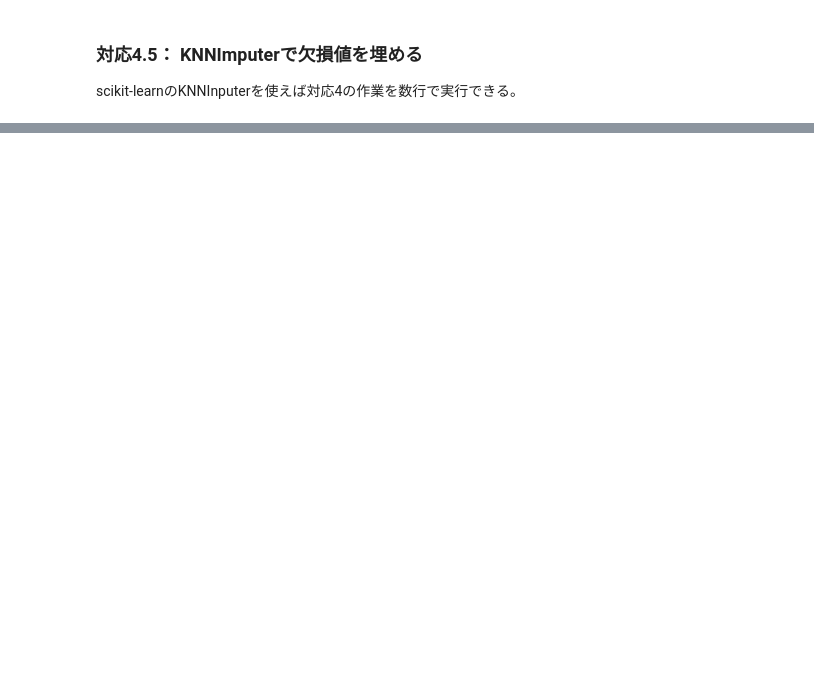
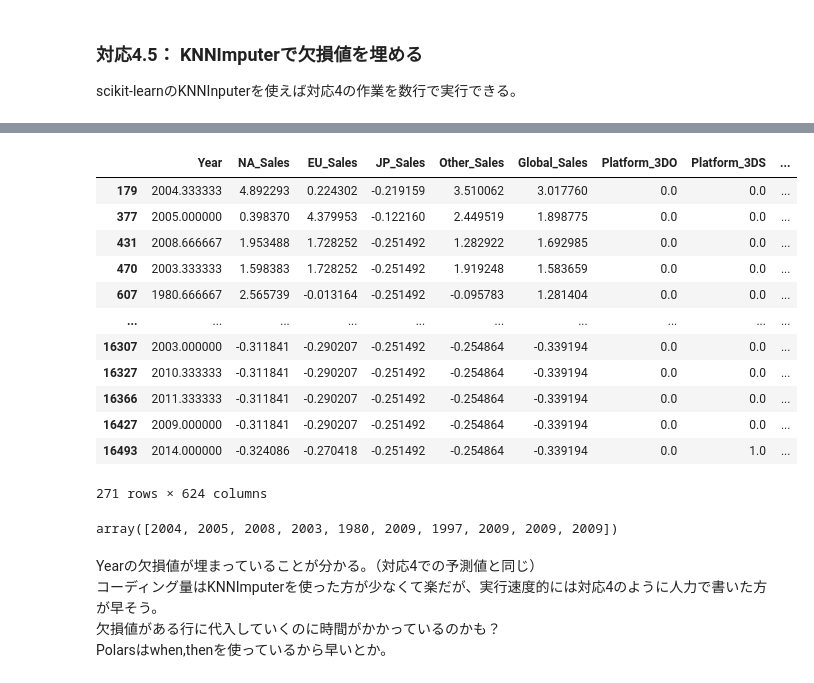
Before and after one commit to Mr-Garlic-Shrimp/TIL, a Jupyter notebook: Machine_Learning/ML_notebook-16(Missing_Value_Imputing).ipynb, the cells around one changed output, grey strips where cells are left out. Saved outputs shown, nothing was run; the diff lists cells and outputs as text; code cells hidden in the pictures; blank space fills up the shorter version.

```diff
--- a/Machine_Learning/ML_notebook-16(Missing_Value_Imputing).ipynb
+++ b/Machine_Learning/ML_notebook-16(Missing_Value_Imputing).ipynb
@@ -524,7 +615,8 @@ df_new4 = pd.get_dummies(df.to_pandas(), drop_first=True)
 # %%
+%%time
 imputer = KNNImputer(n_neighbors=3)
 # transformの戻り値をpandas df形式で受け取る。デフォルトではnumpy
 # fitやtransformを持っているクラスには基本的にこのようなset_outputがあるので覚えておくとよい
 imputer.set_output(transform='pandas')
-imputer.fit_transform(df)
+df_imputed = imputer.fit_transform(df)
 # %% [output]
@@ -531,0 +625,26 @@ ValueError: could not convert string to float: 'Wii Sports'
+# %%
+df_imputed.iloc[miss_index]
+# %% [output]
+|  | Year | NA_Sales | EU_Sales | JP_Sales | Other_Sales | Global_Sales | Platform_3DO | Platform_3DS | ... |
+| 179 | 2004.333333 | 4.892293 | 0.224302 | -0.219159 | 3.510062 | 3.017760 | 0.0 | 0.0 | ... |
+| 377 | 2005.000000 | 0.398370 | 4.379953 | -0.122160 | 2.449519 | 1.898775 | 0.0 | 0.0 | ... |
+| 431 | 2008.666667 | 1.953488 | 1.728252 | -0.251492 | 1.282922 | 1.692985 | 0.0 | 0.0 | ... |
+| 470 | 2003.333333 | 1.598383 | 1.728252 | -0.251492 | 1.919248 | 1.583659 | 0.0 | 0.0 | ... |
+| 607 | 1980.666667 | 2.565739 | -0.013164 | -0.251492 | -0.095783 | 1.281404 | 0.0 | 0.0 | ... |
+| ... | ... | ... | ... | ... | ... | ... | ... | ... | ... |
+| 16307 | 2003.000000 | -0.311841 | -0.290207 | -0.251492 | -0.254864 | -0.339194 | 0.0 | 0.0 | ... |
+| 16327 | 2010.333333 | -0.311841 | -0.290207 | -0.251492 | -0.254864 | -0.339194 | 0.0 | 0.0 | ... |
+| 16366 | 2011.333333 | -0.311841 | -0.290207 | -0.251492 | -0.254864 | -0.339194 | 0.0 | 0.0 | ... |
+| 16427 | 2009.000000 | -0.311841 | -0.290207 | -0.251492 | -0.254864 | -0.339194 | 0.0 | 0.0 | ... |
+| 16493 | 2014.000000 | -0.324086 | -0.270418 | -0.251492 | -0.254864 | -0.339194 | 0.0 | 1.0 | ... |
+271 rows × 624 columns
+# %%
+# 対応4の結果と比較。
+miss_year_pred[:10]
+# %% [output]
+array([2004, 2005, 2008, 2003, 1980, 2009, 1997, 2009, 2009, 2009])
+# %% [markdown]
+Yearの欠損値が埋まっていることが分かる。（対応4での予測値と同じ）
+コーディング量はKNNImputerを使った方が少なくて楽だが、実行速度的には対応4のように人力で書いた方が早そう。
+欠損値がある行に代入していくのに時間がかかっているのかも？
+Polarsはwhen,thenを使っているから早いとか。
```
Also changed, not shown: parts of 16 cells of this notebook.
